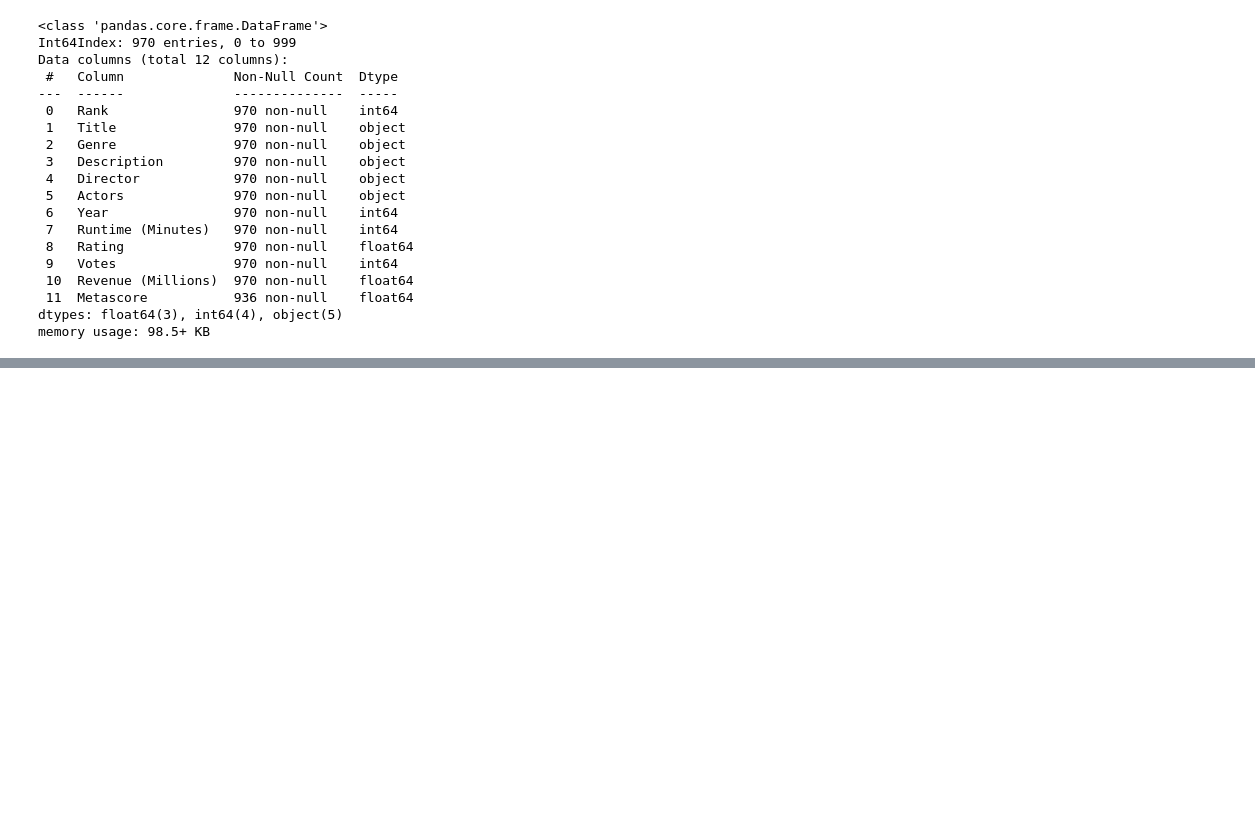
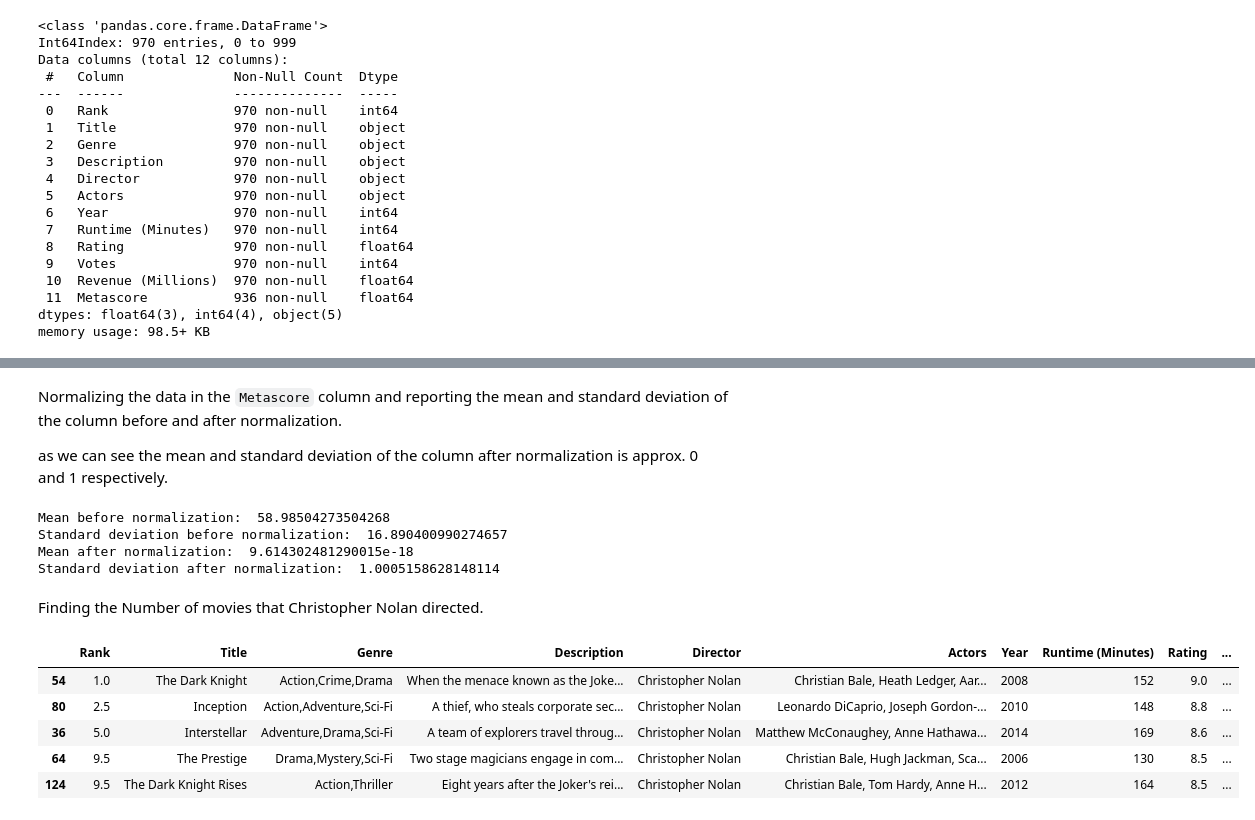
Before and after one commit to FarshidNooshi/Data-Mining, a Jupyter notebook: HW1/notebook.ipynb, the cells around one changed output, grey strips where cells are left out. Saved outputs shown, nothing was run; the diff lists cells and outputs as text; code cells hidden in the pictures; blank space fills up the shorter version.

```diff
--- a/HW1/notebook.ipynb
+++ b/HW1/notebook.ipynb
@@ -114,0 +182,31 @@ memory usage: 98.5+ KB
+# %% [markdown]
+Normalizing the data in the `Metascore` column and reporting the mean and standard deviation of the column before and after normalization.
+
+as we can see the mean and standard deviation of the column after normalization is approx. 0 and 1 respectively.
+# %%
+print("Mean before normalization: ", df['Metascore'].mean())
+print("Standard deviation before normalization: ", df['Metascore'].std())
+
+scaler = StandardScaler()
+df['Metascore'] = scaler.fit_transform(df['Metascore'].values.reshape(-1, 1))
+
+print("Mean after normalization: ", df['Metascore'].mean())
+print("Standard deviation after normalization: ", df['Metascore'].std())
+# %% [output]
+Mean before normalization:  58.98504273504268
+Standard deviation before normalization:  16.890400990274657
+Mean after normalization:  9.614302481290015e-18
+Standard deviation after normalization:  1.0005158628148114
+# %% [markdown]
+Finding the Number of movies that Christopher Nolan directed.
+# %%
+christopher_nolan_movies = df[df['Director'] == 'Christopher Nolan']
+
+christopher_nolan_movies.head(10)
+# %% [output]
+|  | Rank | Title | Genre | Description | Director | Actors | Year | Runtime (Minutes) | Rating | ... |
+| 54 | 1.0 | The Dark Knight | Action,Crime,Drama | When the menace known as the Joke... | Christopher Nolan | Christian Bale, Heath Ledger, Aar... | 2008 | 152 | 9.0 | ... |
+| 80 | 2.5 | Inception | Action,Adventure,Sci-Fi | A thief, who steals corporate sec... | Christopher Nolan | Leonardo DiCaprio, Joseph Gordon-... | 2010 | 148 | 8.8 | ... |
+| 36 | 5.0 | Interstellar | Adventure,Drama,Sci-Fi | A team of explorers travel throug... | Christopher Nolan | Matthew McConaughey, Anne Hathawa... | 2014 | 169 | 8.6 | ... |
+| 64 | 9.5 | The Prestige | Drama,Mystery,Sci-Fi | Two stage magicians engage in com... | Christopher Nolan | Christian Bale, Hugh Jackman, Sca... | 2006 | 130 | 8.5 | ... |
+| 124 | 9.5 | The Dark Knight Rises | Action,Thriller | Eight years after the Joker's rei... | Christopher Nolan | Christian Bale, Tom Hardy, Anne H... | 2012 | 164 | 8.5 | ... |
```
Also changed, not shown: parts of 14 cells of this notebook.
